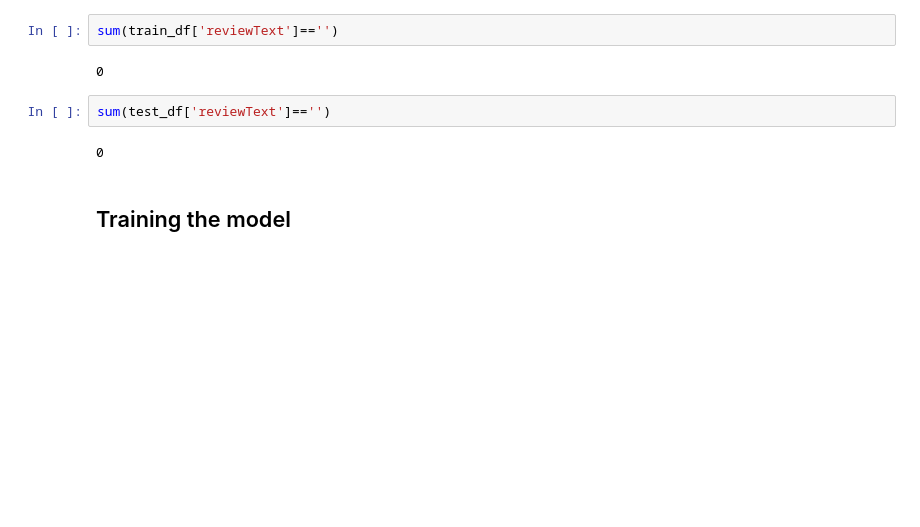
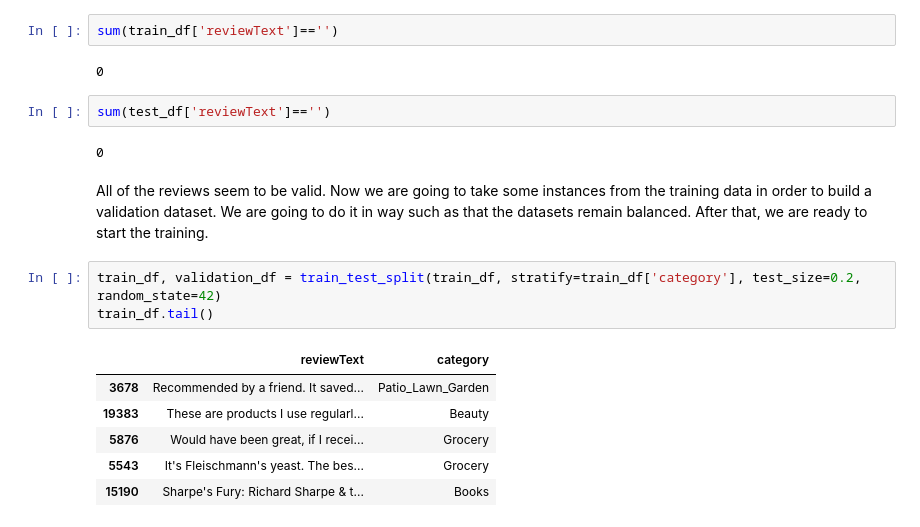
Before and after one commit to mateusmelo821/amazon-reviews-nlp, a Jupyter notebook: index.ipynb, the cells around one changed output. Saved outputs shown, nothing was run; the diff lists cells and outputs as text; blank space fills up the shorter version.

Commit message:
Starting the training

```diff
--- a/index.ipynb
+++ b/index.ipynb
@@ -155,5 +156,15 @@ sum(train_df['reviewText']=='')
 sum(test_df['reviewText']=='')
 # %% [output]
 0
-# %% [markdown]
-## Training the model
+# %% [markdown]
+All of the reviews seem to be valid. Now we are going to take some instances from the training data in order to build a validation dataset. We are going to do it in way such as that the datasets remain balanced. After that, we are ready to start the training.
+# %%
+train_df, validation_df = train_test_split(train_df, stratify=train_df['category'], test_size=0.2, random_state=42)
+train_df.tail()
+# %% [output]
+|  | reviewText | category |
+| 3678 | Recommended by a friend. It saved... | Patio_Lawn_Garden |
+| 19383 | These are products I use regularl... | Beauty |
+| 5876 | Would have been great, if I recei... | Grocery |
+| 5543 | It's Fleischmann's yeast. The bes... | Grocery |
+| 15190 | Sharpe's Fury: Richard Sharpe & t... | Books |
```
Also changed, not shown: parts of 25 cells of this notebook.
